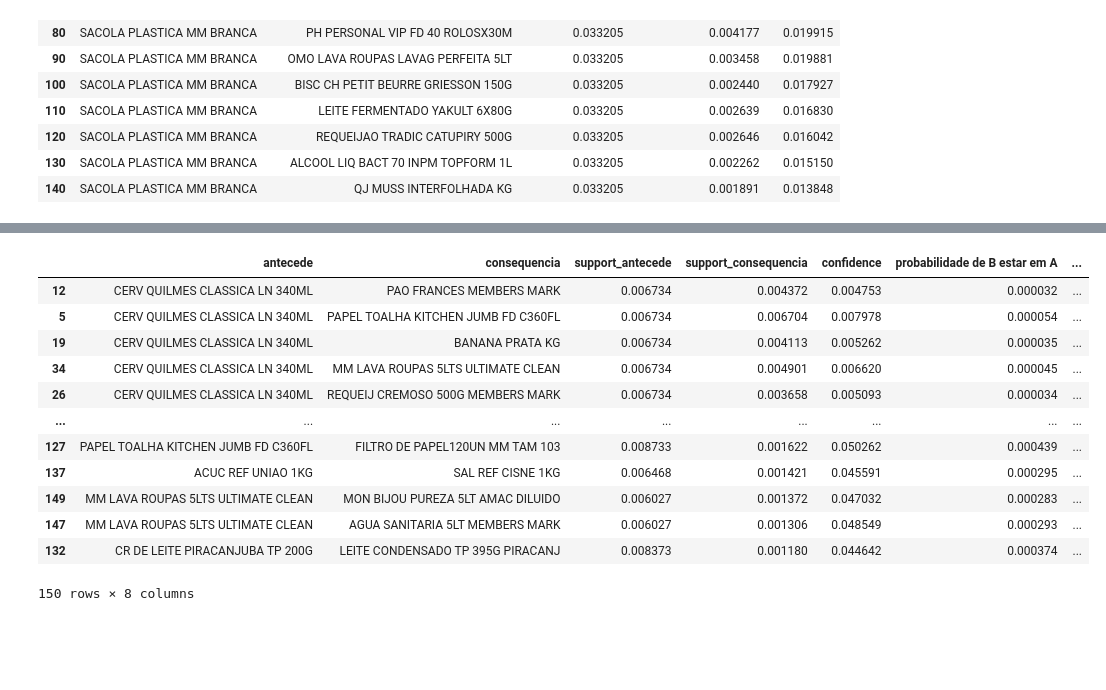
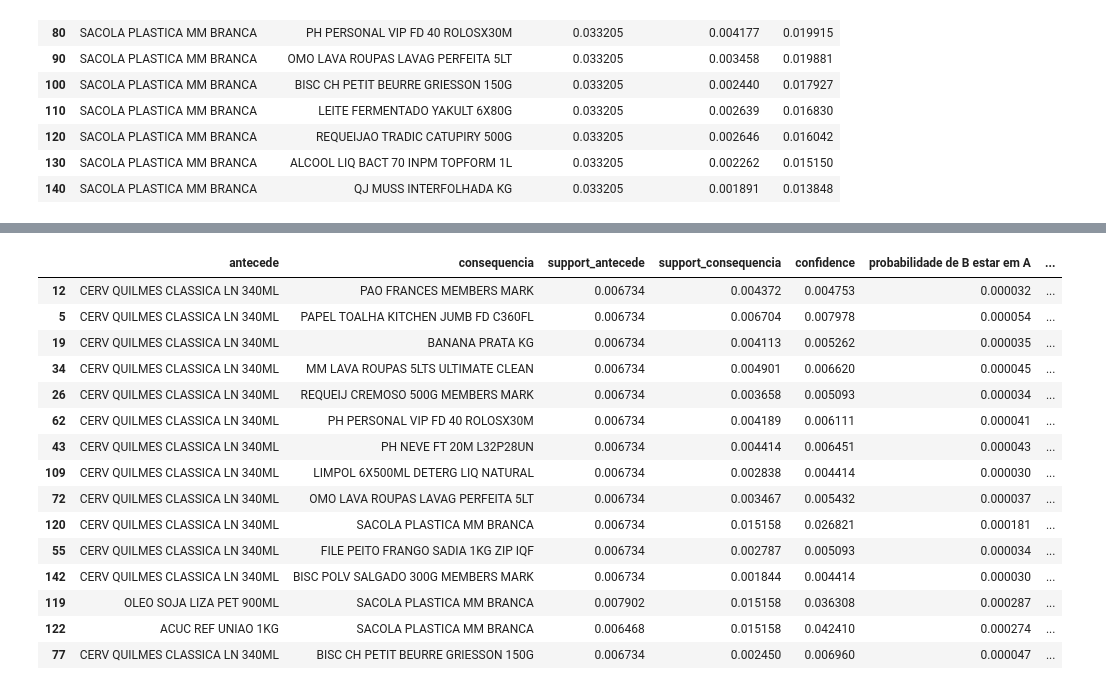
Before and after one commit to rafaelfabri/case, a Jupyter notebook: notebooks/parte_1_analytics.ipynb, the cells around one changed output, grey strips where cells are left out. Drawn from its saved outputs; the diff is of its cells as text; code cells hidden in the pictures; blank space fills up the shorter version.

```diff
--- a/notebooks/parte_1_analytics.ipynb
+++ b/notebooks/parte_1_analytics.ipynb
@@ -575,16 +629,19 @@ df_final['lift_'] =  df_final['confidence'] / df_final['support_consequencia']
 # %%
-df_final.sort_values(by = 'lift')
+df_final.sort_values(by = 'lift')[0:15]
 # %% [output]
 |  | antecede | consequencia | support_antecede | support_consequencia | confidence | probabilidade de B estar em A | ... |
 | 12 | CERV QUILMES CLASSICA LN 340ML | PAO FRANCES MEMBERS MARK | 0.006734 | 0.004372 | 0.004753 | 0.000032 | ... |
 | 5 | CERV QUILMES CLASSICA LN 340ML | PAPEL TOALHA KITCHEN JUMB FD C360FL | 0.006734 | 0.006704 | 0.007978 | 0.000054 | ... |
 | 19 | CERV QUILMES CLASSICA LN 340ML | BANANA PRATA KG | 0.006734 | 0.004113 | 0.005262 | 0.000035 | ... |
 | 34 | CERV QUILMES CLASSICA LN 340ML | MM LAVA ROUPAS 5LTS ULTIMATE CLEAN | 0.006734 | 0.004901 | 0.006620 | 0.000045 | ... |
 | 26 | CERV QUILMES CLASSICA LN 340ML | REQUEIJ CREMOSO 500G MEMBERS MARK | 0.006734 | 0.003658 | 0.005093 | 0.000034 | ... |
-| ... | ... | ... | ... | ... | ... | ... | ... |
-| 127 | PAPEL TOALHA KITCHEN JUMB FD C360FL | FILTRO DE PAPEL120UN MM TAM 103 | 0.008733 | 0.001622 | 0.050262 | 0.000439 | ... |
-| 137 | ACUC REF UNIAO 1KG | SAL REF CISNE 1KG | 0.006468 | 0.001421 | 0.045591 | 0.000295 | ... |
-| 149 | MM LAVA ROUPAS 5LTS ULTIMATE CLEAN | MON BIJOU PUREZA 5LT AMAC DILUIDO | 0.006027 | 0.001372 | 0.047032 | 0.000283 | ... |
-| 147 | MM LAVA ROUPAS 5LTS ULTIMATE CLEAN | AGUA SANITARIA 5LT MEMBERS MARK | 0.006027 | 0.001306 | 0.048549 | 0.000293 | ... |
-| 132 | CR DE LEITE PIRACANJUBA TP 200G | LEITE CONDENSADO TP 395G PIRACANJ | 0.008373 | 0.001180 | 0.044642 | 0.000374 | ... |
+| 62 | CERV QUILMES CLASSICA LN 340ML | PH PERSONAL VIP FD 40 ROLOSX30M | 0.006734 | 0.004189 | 0.006111 | 0.000041 | ... |
+| 43 | CERV QUILMES CLASSICA LN 340ML | PH NEVE FT 20M L32P28UN | 0.006734 | 0.004414 | 0.006451 | 0.000043 | ... |
+| 109 | CERV QUILMES CLASSICA LN 340ML | LIMPOL 6X500ML DETERG LIQ NATURAL | 0.006734 | 0.002838 | 0.004414 | 0.000030 | ... |
+| 72 | CERV QUILMES CLASSICA LN 340ML | OMO LAVA ROUPAS LAVAG PERFEITA 5LT | 0.006734 | 0.003467 | 0.005432 | 0.000037 | ... |
+| 120 | CERV QUILMES CLASSICA LN 340ML | SACOLA PLASTICA MM BRANCA | 0.006734 | 0.015158 | 0.026821 | 0.000181 | ... |
+| 55 | CERV QUILMES CLASSICA LN 340ML | FILE PEITO FRANGO SADIA 1KG ZIP IQF | 0.006734 | 0.002787 | 0.005093 | 0.000034 | ... |
+| 142 | CERV QUILMES CLASSICA LN 340ML | BISC POLV SALGADO 300G MEMBERS MARK | 0.006734 | 0.001844 | 0.004414 | 0.000030 | ... |
+| 119 | OLEO SOJA LIZA PET 900ML | SACOLA PLASTICA MM BRANCA | 0.007902 | 0.015158 | 0.036308 | 0.000287 | ... |
+| 122 | ACUC REF UNIAO 1KG | SACOLA PLASTICA MM BRANCA | 0.006468 | 0.015158 | 0.042410 | 0.000274 | ... |
+| 77 | CERV QUILMES CLASSICA LN 340ML | BISC CH PETIT BEURRE GRIESSON 150G | 0.006734 | 0.002450 | 0.006960 | 0.000047 | ... |
-150 rows × 8 columns
```
Also changed, not shown: parts of 5 cells of this notebook, 3 other files.
